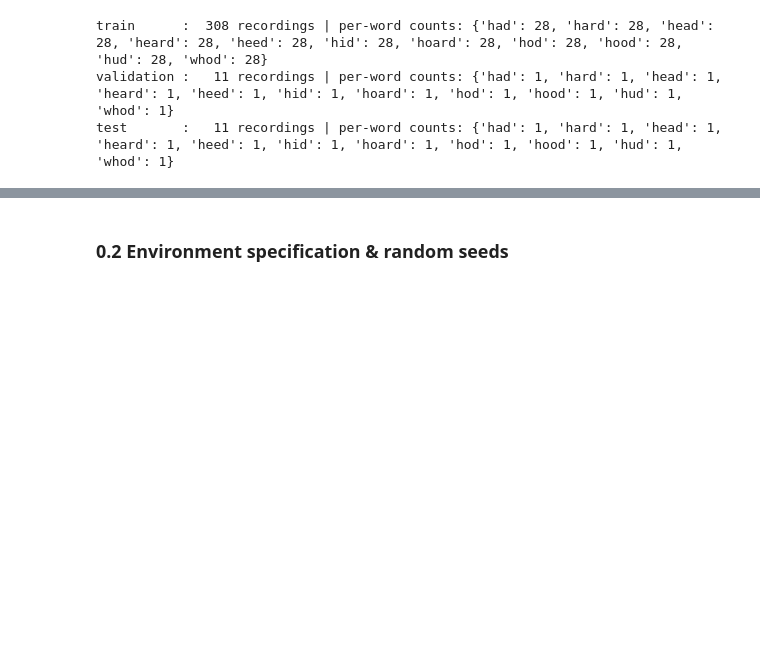
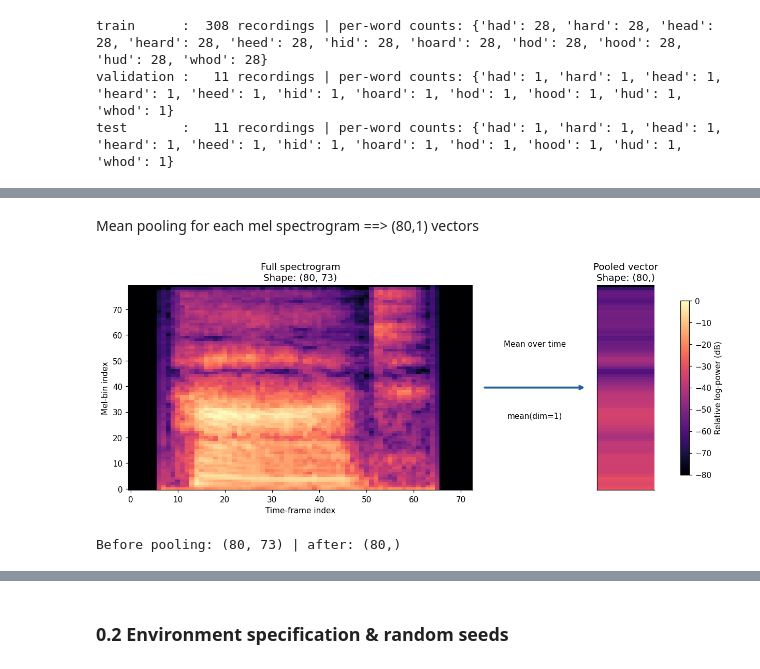
Before and after one commit to joela03/EEEM030-GroupAssignment2, a Jupyter notebook: EEEM030_GroupAssignment2.ipynb, the cells around one changed output, grey strips where cells are left out. Drawn from its saved outputs; the diff is of its cells as text; code cells hidden in the pictures; blank space fills up the shorter version.

```diff
--- a/EEEM030_GroupAssignment2.ipynb
+++ b/EEEM030_GroupAssignment2.ipynb
@@ -98,0 +191,80 @@ test       :   11 recordings | per-word counts: {'had': 1, 'hard': 1, 'head': 1,
+# %% [markdown]
+Mean pooling for each mel spectrogram ==> (80,1) vectors
+# %%
+# Average over time, retaining one value per mel bin.
+pooled_example = example_log_mel.mean(dim=1)
+assert pooled_example.shape == (80,)
+
+fig = plt.figure(figsize=(11, 4.5), layout='constrained')
+grid = fig.add_gridspec(1, 3, width_ratios=[6, 2, 1])
+
+ax_spec = fig.add_subplot(grid[0, 0])
+ax_arrow = fig.add_subplot(grid[0, 1])
+ax_vector = fig.add_subplot(grid[0, 2], sharey=ax_spec)
+
+# A shared colour scale makes the two representations comparable.
+colour_settings = dict(
+    origin='lower',
+    aspect='auto',
+    cmap='magma',
+    vmin=-80,
+    vmax=0,
+    interpolation='nearest',
+)
+
+# Full spectrogram: (80, T)
+image = ax_spec.imshow(
+    example_log_mel.detach().cpu().numpy(),
+    **colour_settings,
+)
+ax_spec.set(
+    title=f'Full spectrogram\nShape: {tuple(example_log_mel.shape)}',
+    xlabel='Time-frame index',
+    ylabel='Mel-bin index',
+)
+
+# Arrow showing the pooling operation.
+ax_arrow.set_axis_off()
+ax_arrow.annotate(
+    '',
+    xy=(0.95, 0.5),
+    xytext=(0.05, 0.5),
+    xycoords='axes fraction',
+    arrowprops=dict(arrowstyle='->', lw=2.5, color='#245e9b'),
+)
+ax_arrow.text(
+    0.5, 0.70, 'Mean over time',
+    ha='center', transform=ax_arrow.transAxes,
+)
+ax_arrow.text(
+    0.5, 0.35, 'mean(dim=1)',
+    ha='center', transform=ax_arrow.transAxes,
+)
+
+# Pooled vector: (80,), displayed as an (80, 1) column.
+ax_vector.imshow(
+    pooled_example.detach().cpu().numpy()[:, None],
+    **colour_settings,
+)
+ax_vector.set(
+    title=f'Pooled vector\nShape: {tuple(pooled_example.shape)}',
+    xticks=[],
+)
+ax_vector.tick_params(axis='y', left=False, labelleft=False)
+
+fig.colorbar(
+    image,
+    ax=[ax_spec, ax_vector],
+    label='Relative log-power (dB)',
+    shrink=0.85,
+)
+
+plt.show()
+
+print(
+    'Before pooling:', tuple(example_log_mel.shape),
+    '| after:', tuple(pooled_example.shape),
+)
+# %% [output]
+[figure, added]
+Before pooling: (80, 73) | after: (80,)
```
Also changed, not shown: parts of 9 cells of this notebook.
